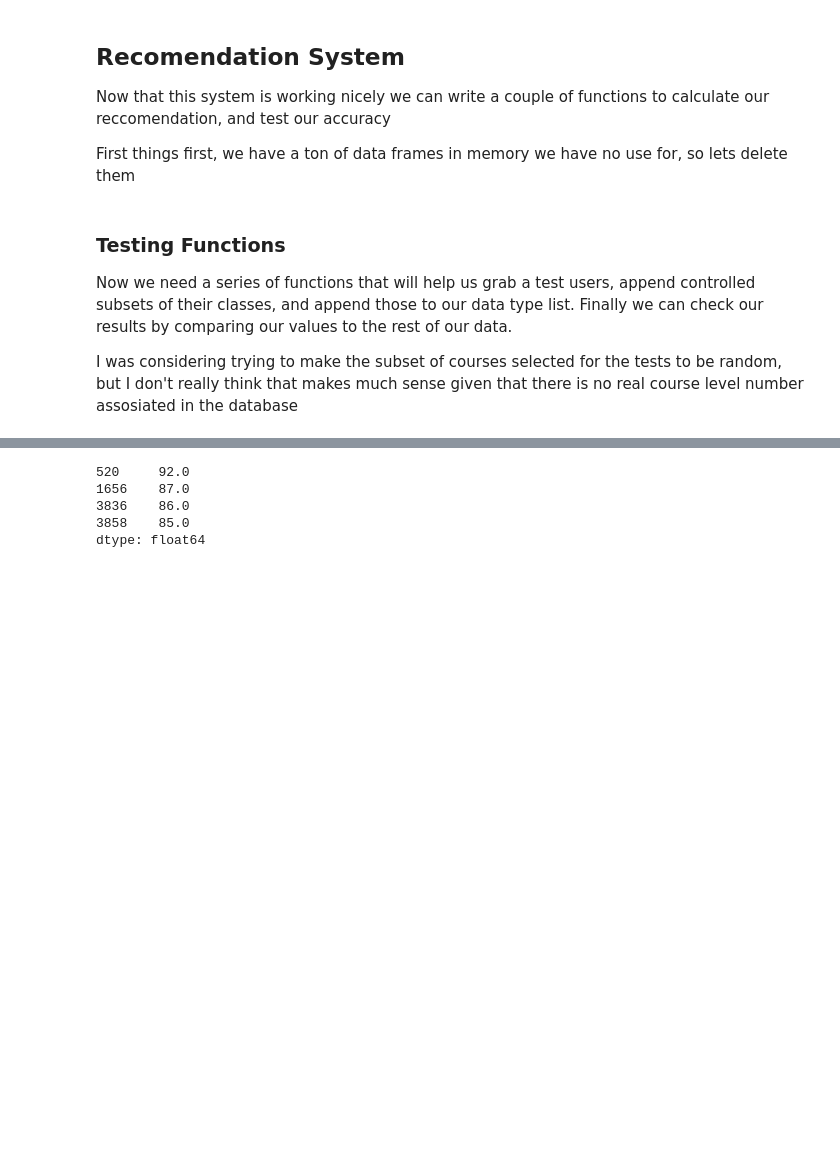
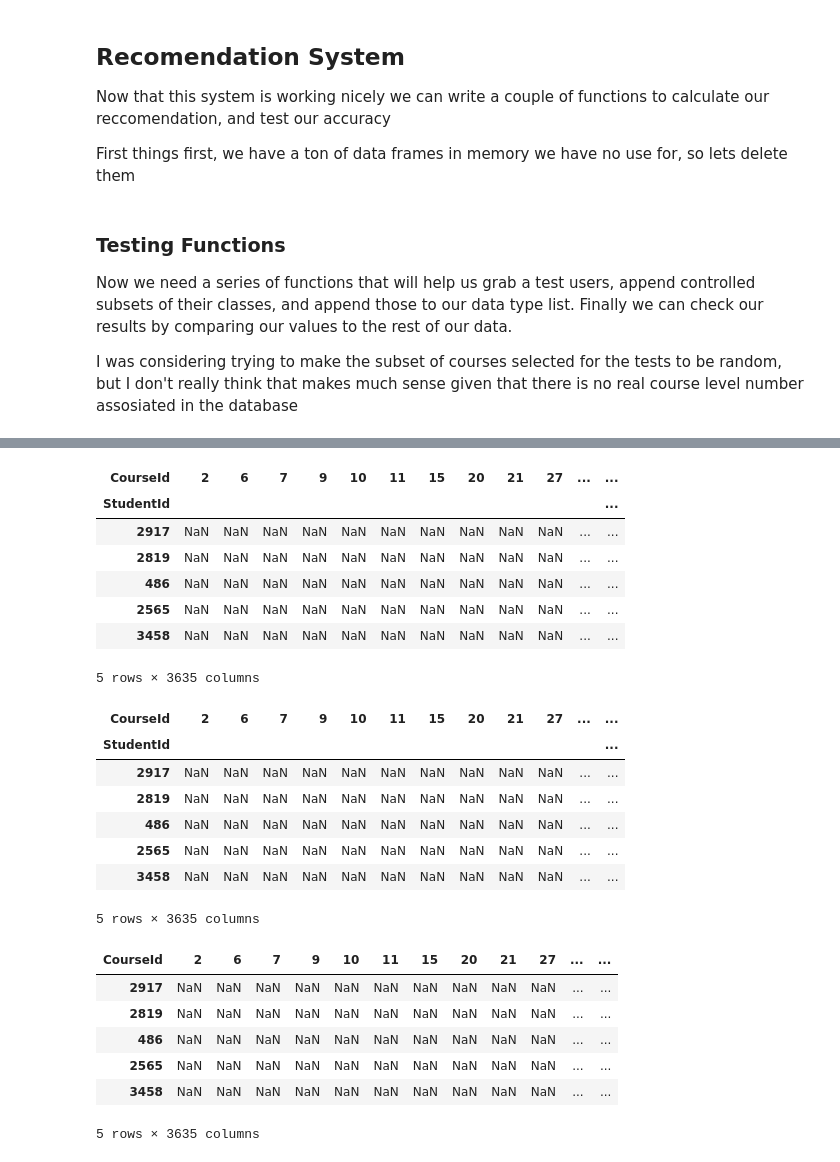
Before and after one commit to jahoon1998/CU-Boulder-CSCI-5502-Data-Mining, a Jupyter notebook: collaborative-filtering/User-User-Content-Based.ipynb, the cells around one changed output, grey strips where cells are left out. Saved outputs shown, nothing was run; the diff lists cells and outputs as text; code cells hidden in the pictures; blank space fills up the shorter version.

```diff
--- a/collaborative-filtering/User-User-Content-Based.ipynb
+++ b/collaborative-filtering/User-User-Content-Based.ipynb
@@ -321,7 +321,7 @@ class userUserReccomender:
         #sample_carreer = sample_carreer.subtract(full_carreer.mean())
         #drop_courses = drop_courses.subtract(full_carreer.mean())
         #Identify similar users
-        similar_students = pd.DataFrame(cosine_similarity(temp_matrix.fillna(0)), index=temp_matrix.index, columns=temp_matrix.index).drop(student_id)[student_id].sort_values(ascending=False)[:1]
+        similar_students = pd.DataFrame(cosine_similarity(temp_matrix[sample_carreer.dropna().index].fillna(0)), index=temp_matrix.index, columns=temp_matrix.index).drop(student_id)[student_id].sort_values(ascending=False)[:1]
         taken_courses = temp_matrix[temp_matrix.index == student_id].dropna(axis=1, how='all')
         reccomended_courses = temp_matrix[temp_matrix.index.isin(similar_students.index)].dropna(axis=1, how='all')
         reccomended_courses.drop(taken_courses.columns,axis=1, inplace=True, errors='ignore')
@@ -340,19 +340,21 @@ class userUserReccomender:
         if not self.matrix_current: self.updateMatrix()
         full_carreers = self.student_course_matrix.loc[student_ids]
         sample_carreers = full_carreers.copy(deep=True)
+        drop_courses = full_carreers.copy()
         for i, student in full_carreers.iterrows():
-            drop_courses = (student.dropna().sample(int(student.dropna().count() * (1-proportion_classes_taken))))
-            sample_carreers.loc[i][drop_courses.index] = np.nan # type: ignore
+            drop_course = (student.dropna().sample(int(student.dropna().count() * (1-proportion_classes_taken))))
+            drop_courses.loc[i, ~drop_courses.columns.isin(drop_course.index)] = np.nan # type: ignore
+            sample_carreers.loc[i,drop_course.index] = np.nan # type: ignore
         temp_matrix = self.student_course_matrix.copy(deep=True)
-        display(full_carreers.loc[student_ids])
         temp_matrix.loc[sample_carreers.index.tolist()] = sample_carreers
         reccomendations = pd.DataFrame(index=student_ids, columns=temp_matrix.columns)
         for student_id in student_ids:
-            student_similarity = pd.DataFrame(cosine_similarity(temp_matrix[sample_carreers.loc[student_id].dropna()].fillna(0)), index=temp_matrix.index, columns=temp_matrix.index).drop(student_ids)
-            simiar_students = student_similarity[student_id].sort_values(ascending=False)[:1]
-            taken_courses = temp_matrix[temp_matrix.index == student_id].dropna(axis=1, how='all')
-            reccomended_courses = temp_matrix[temp_matrix.index.isin(simiar_students.index)].dropna(axis=1, how='all')
-            reccomended_courses.drop(taken_courses.columns, axis=1, inplace=True, errors='ignore')
+            student_similarity = pd.DataFrame(cosine_similarity(temp_matrix[sample_carreers.loc[student_id].dropna().index].fillna(0)), index=temp_matrix.index, columns=temp_matrix.index)
+            student_similarity.drop(student_ids, inplace=True)
+            simiar_students = student_similarity[student_id].sort_values(ascending=False)[:10] # type: ignore
+            taken_courses = temp_matrix.loc[student_id].dropna()
+            reccomended_courses = temp_matrix.loc[simiar_students.index].dropna(axis=1, how='all')
+            reccomended_courses.drop(taken_courses.index, axis=1, inplace=True, errors='ignore')
             reccomendation = {}
             for course in reccomended_courses.columns:
                 course_scores = reccomended_courses[course]
@@ -362,5 +364,5 @@ class userUserReccomender:
                     course_score += course_scores[student] * simiar_students[student]
                     course_count += simiar_students[student]
                 reccomendation[course] = course_score/course_count
-            reccomendations.loc[student_id] = (pd.Series(reccomendation, index=reccomendation.keys()).sort_values(ascending=False)) # type: ignore
-        return (sample_carreers, sample_carreers, reccomendations)
+            reccomendations.loc[student_id, reccomendation.keys()] = reccomendation# type: ignore
+        return (sample_carreers, drop_courses, reccomendations)
@@ -409,3 +412,3 @@ display(reccomendation.count())
 # %%
-reccomendations = user_reccomender.calculateMultipleReccomendations(user_reccomender.training_data.StudentId.sample(50).tolist(), 1)
+input_courses, output_courses, reccomendations = user_reccomender.calculateMultipleReccomendations(user_reccomender.training_data.StudentId.sample(50, replace=True).tolist(), .5)
 # %% [output]
@@ -431,8 +433,26 @@ reccomendations = user_reccomender.calculateMultipleReccomendations(user_reccome
-# %%
-reccomendations[2]
-# %% [output]
-520     92.0
-1656    87.0
-3836    86.0
-3858    85.0
-dtype: float64
+# %%
+display(input_courses.head(5), output_courses.head(5), reccomendations.head(5))
+# %% [output]
+| CourseId | 2 | 6 | 7 | 9 | 10 | 11 | 15 | 20 | 21 | 27 | ... | ... |
+| StudentId |  |  |  |  |  |  |  |  |  |  |  | ... |
+| 2917 | NaN | NaN | NaN | NaN | NaN | NaN | NaN | NaN | NaN | NaN | ... | ... |
+| 2819 | NaN | NaN | NaN | NaN | NaN | NaN | NaN | NaN | NaN | NaN | ... | ... |
+| 486 | NaN | NaN | NaN | NaN | NaN | NaN | NaN | NaN | NaN | NaN | ... | ... |
+| 2565 | NaN | NaN | NaN | NaN | NaN | NaN | NaN | NaN | NaN | NaN | ... | ... |
+| 3458 | NaN | NaN | NaN | NaN | NaN | NaN | NaN | NaN | NaN | NaN | ... | ... |
+5 rows × 3635 columns
+| CourseId | 2 | 6 | 7 | 9 | 10 | 11 | 15 | 20 | 21 | 27 | ... | ... |
+| StudentId |  |  |  |  |  |  |  |  |  |  |  | ... |
+| 2917 | NaN | NaN | NaN | NaN | NaN | NaN | NaN | NaN | NaN | NaN | ... | ... |
+| 2819 | NaN | NaN | NaN | NaN | NaN | NaN | NaN | NaN | NaN | NaN | ... | ... |
+| 486 | NaN | NaN | NaN | NaN | NaN | NaN | NaN | NaN | NaN | NaN | ... | ... |
+| 2565 | NaN | NaN | NaN | NaN | NaN | NaN | NaN | NaN | NaN | NaN | ... | ... |
+| 3458 | NaN | NaN | NaN | NaN | NaN | NaN | NaN | NaN | NaN | NaN | ... | ... |
+5 rows × 3635 columns
+| CourseId | 2 | 6 | 7 | 9 | 10 | 11 | 15 | 20 | 21 | 27 | ... | ... |
+| 2917 | NaN | NaN | NaN | NaN | NaN | NaN | NaN | NaN | NaN | NaN | ... | ... |
+| 2819 | NaN | NaN | NaN | NaN | NaN | NaN | NaN | NaN | NaN | NaN | ... | ... |
+| 486 | NaN | NaN | NaN | NaN | NaN | NaN | NaN | NaN | NaN | NaN | ... | ... |
+| 2565 | NaN | NaN | NaN | NaN | NaN | NaN | NaN | NaN | NaN | NaN | ... | ... |
+| 3458 | NaN | NaN | NaN | NaN | NaN | NaN | NaN | NaN | NaN | NaN | ... | ... |
+5 rows × 3635 columns
```
Also changed, not shown: parts of 13 cells of this notebook.
